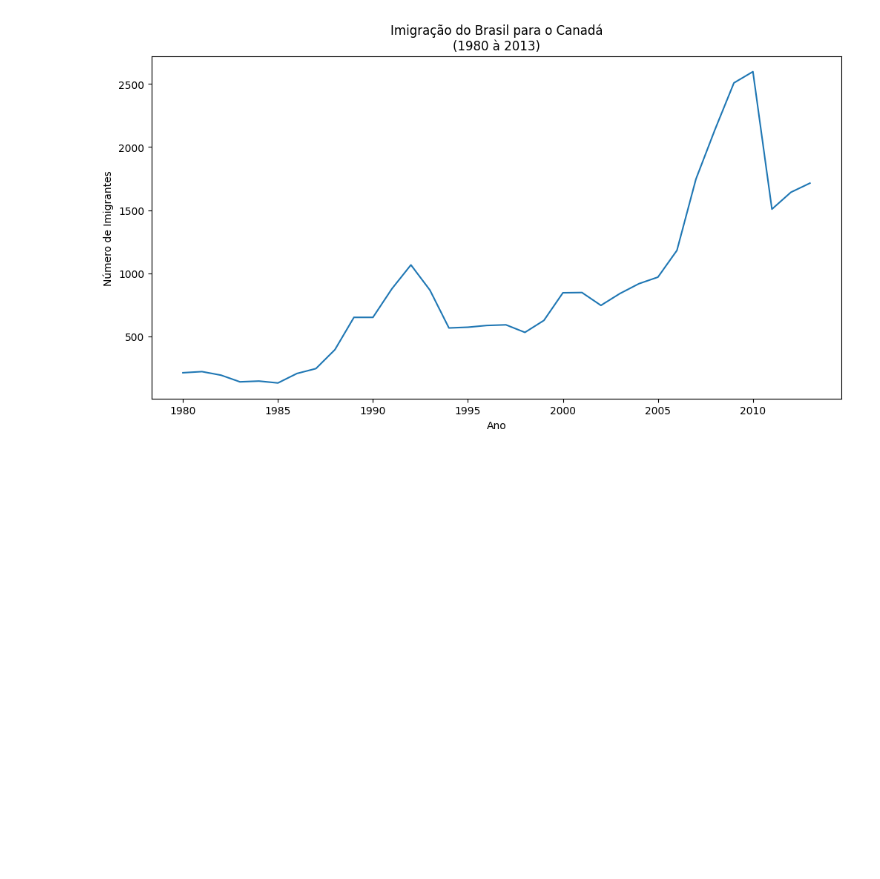
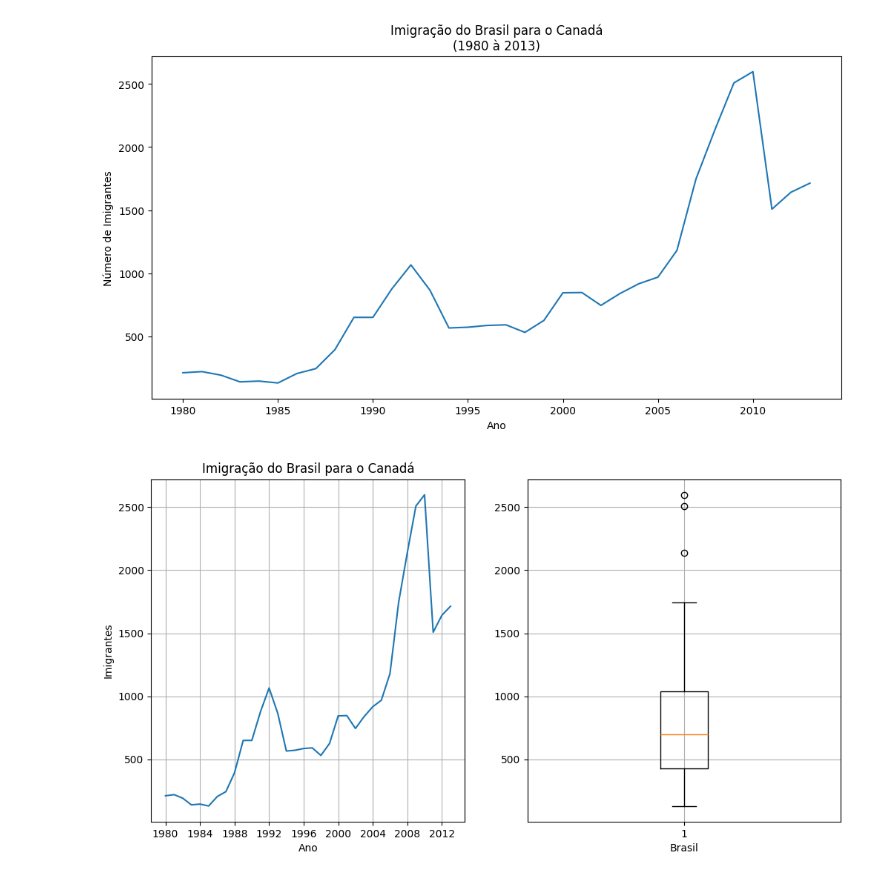
Before and after one commit to edupmon/alura, a Jupyter notebook: data-science/data-viz-python/data-viz-python.ipynb, the cells around one changed output. Drawn from its saved outputs; the diff is of its cells as text; code cells hidden in the pictures; blank space fills up the shorter version.

```diff
--- a/data-science/data-viz-python/data-viz-python.ipynb
+++ b/data-science/data-viz-python/data-viz-python.ipynb
@@ -52,6 +52,8 @@ df_br = pd.DataFrame(df.loc['Brasil', intervalo])
 df_br.reset_index(inplace = True)
 df_br.rename(columns = {'index': 'ano', 'Brasil': 'imigrantes'},
              inplace = True)
+df_br['imigrantes'] = df_br['imigrantes'].astype(int)
+
 df_br
 # %% [output]
 |  | ano | imigrantes |
@@ -94,3 +96,20 @@ ax.xaxis.set_major_locator(plt.MultipleLocator(5))
 plt.show()
 # %% [output]
 [figure]
+# %%
+fig, ax = plt.subplots(1, 2, figsize=(12,6))
+
+ax[0].plot(df_br['ano'], df_br['imigrantes'])
+ax[0].xaxis.set_major_locator(plt.MultipleLocator(4))
+ax[0].set_title('Imigração do Brasil para o Canadá')
+ax[0].set_xlabel('Ano')
+ax[0].set_ylabel('Imigrantes')
+ax[0].grid()
+
+ax[1].boxplot(df_br['imigrantes'])
+ax[1].set_xlabel('Brasil')
+ax[1].grid()
+
+plt.show()
+# %% [output]
+[figure, added]
```
Also changed, not shown: parts of 1 cell of this notebook.
